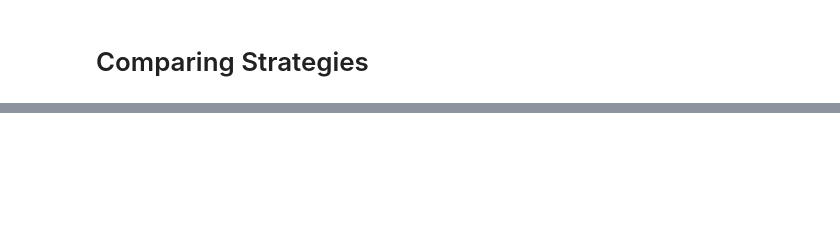
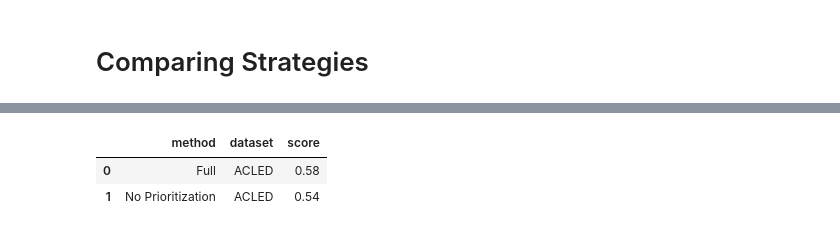
Before and after one commit to VIDA-NYU/alphad3m, a Jupyter notebook: scripts/ablation_study.ipynb, the cells around one changed output, grey strips where cells are left out. Cells and saved outputs as stored; diff of their text form; code cells hidden in the pictures; blank space fills up the shorter version.

```diff
--- a/scripts/ablation_study.ipynb
+++ b/scripts/ablation_study.ipynb
@@ -172,0 +92,30 @@ text = bars.mark_text(align='center', baseline='middle').encode(text='pipelines:
+# %%
+file_path = 'resource/ablation_full.json'
+full_performances = load_search_performances(file_path, 'Full')
+
+file_path = 'resource/ablation_no_tuning.json'
+notuning_performances = load_search_performances(file_path, 'No Tuning')
+
+file_path = 'resource/ablation_no_prioritization.json'
+nopriorization_performances = load_search_performances(file_path, 'No Prioritization')
+
+file_path = 'resource/ablation_no_autogrammar.json'
+noautomatic_performances = load_search_performances(file_path, 'No Auto Grammar')
+
+all_performances = pd.concat([full_performances, nopriorization_performances, noautomatic_performances], ignore_index=True)
+
+# Get only the pipelines produced in the first 30 minutes
+max_minutes =  30
+all_performances = all_performances[(all_performances['time'].dt.minute < max_minutes) & (all_performances['time'].dt.hour == 0)]
+# %%
+selected_datasets = ['185_baseball_MIN_METADATA' , '299_libras_move_MIN_METADATA', 'LL1_ACLED_TOR_online_behavior_MIN_METADATA',
+            'LL1_GS_process_classification_tabular_MIN_METADATA', '1567_poker_hand_MIN_METADATA']
+
+all_performances = all_performances[all_performances['dataset'].isin(selected_datasets)]
+all_performances = all_performances.replace('LL1_ACLED_TOR_online_behavior_MIN_METADATA', 'ACLED')
+all_performances = all_performances.replace('185_baseball_MIN_METADATA', 'BASEBALL')
+all_performances = all_performances.replace('LL1_GS_process_classification_tabular_MIN_METADATA', 'GS')
+all_performances = all_performances.replace('299_libras_move_MIN_METADATA', 'LIBRAS')
+all_performances = all_performances.replace('1567_poker_hand_MIN_METADATA', 'POKER HAND')
+
+all_performances['score'] = all_performances['score'].round(decimals=2)
@@ -172,0 +126,7 @@ text = bars.mark_text(align='center', baseline='middle').encode(text='pipelines:
+# %%
+dataset = 'ACLED'
+all_performances[all_performances['dataset'] == dataset].groupby(['method', 'dataset'], sort=False)['score'].max().reset_index()
+# %% [output]
+|  | method | dataset | score |
+| 0 | Full | ACLED | 0.58 |
+| 1 | No Prioritization | ACLED | 0.54 |
```
Also changed, not shown: parts of 21 cells of this notebook.
